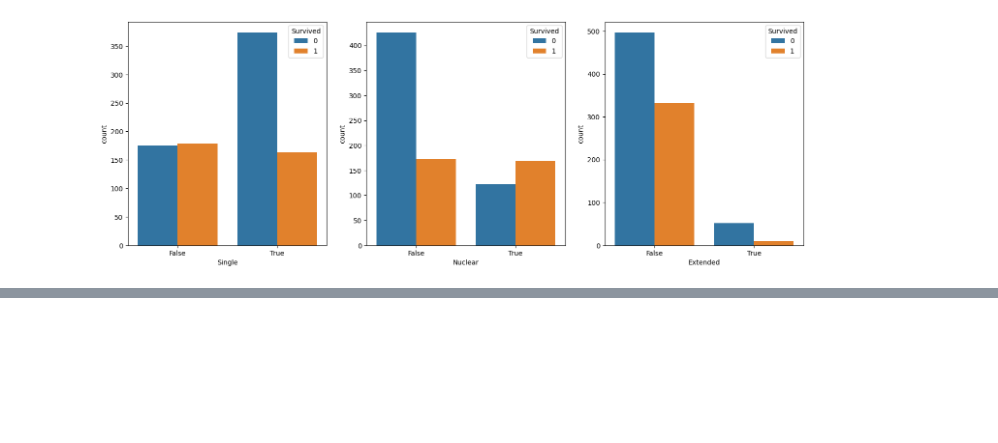
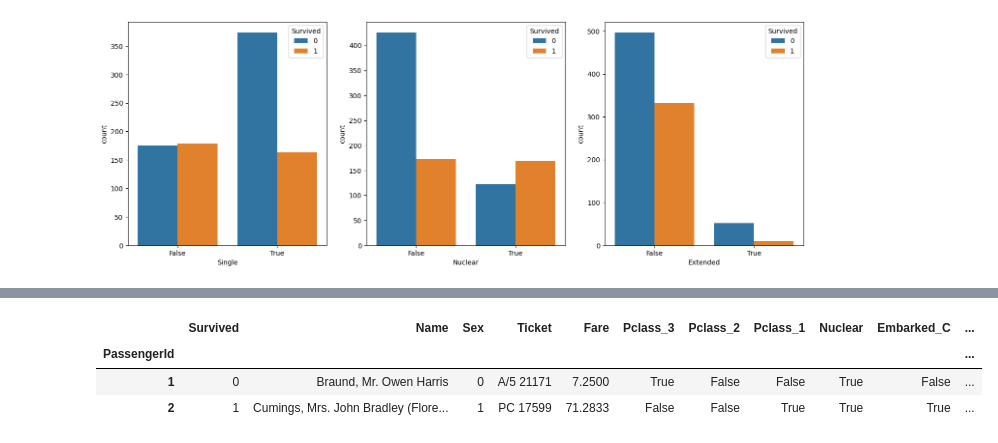
Before and after one commit to alwaysbemyday1/kaggle, a Jupyter notebook: Titanic/2nd_submission.ipynb, the cells around one changed output, grey strips where cells are left out. Drawn from its saved outputs; the diff is of its cells as text; code cells hidden in the pictures; blank space fills up the shorter version.

```diff
--- a/Titanic/2nd_submission.ipynb
+++ b/Titanic/2nd_submission.ipynb
@@ -212,0 +220,12 @@ test=test.drop(columns=['Single', 'Extended', 'SibSp', 'Parch', 'FamilySize'])
+# %%
+# C에서 탄 승객들의 생존률이 높다
+# one-hot-encoding
+train = pd.get_dummies(data=train, columns=['Embarked'], dtype=bool)
+test = pd.get_dummies(data=test, columns=['Embarked'], dtype=bool)
+# %%
+train.head(2)
+# %% [output]
+|  | Survived | Name | Sex | Ticket | Fare | Pclass_3 | Pclass_2 | Pclass_1 | Nuclear | Embarked_C | ... |
+| PassengerId |  |  |  |  |  |  |  |  |  |  | ... |
+| 1 | 0 | Braund, Mr. Owen Harris | 0 | A/5 21171 | 7.2500 | True | False | False | True | False | ... |
+| 2 | 1 | Cumings, Mrs. John Bradley (Flore... | 1 | PC 17599 | 71.2833 | False | False | True | True | True | ... |
```
Also changed, not shown: parts of 2 cells of this notebook.
